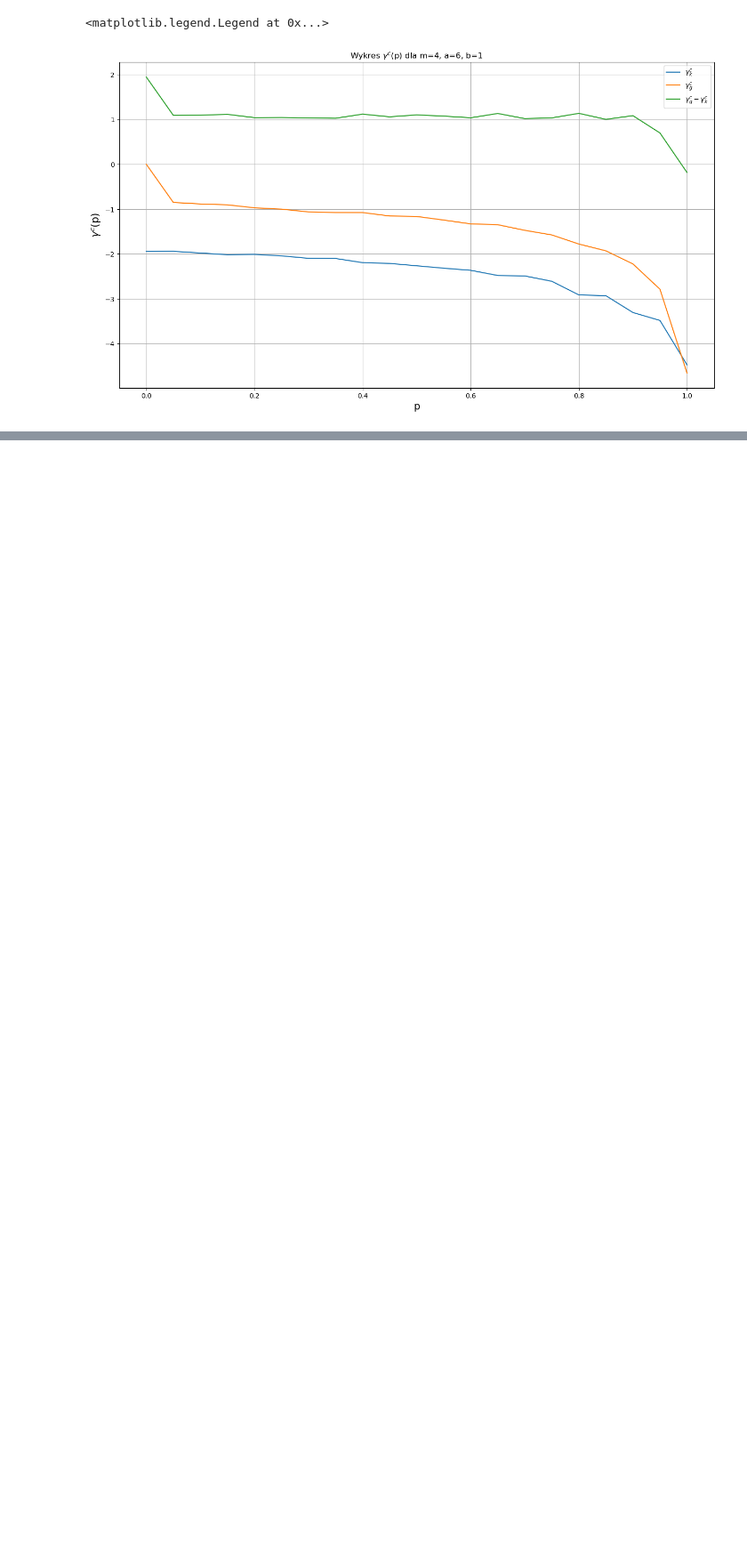
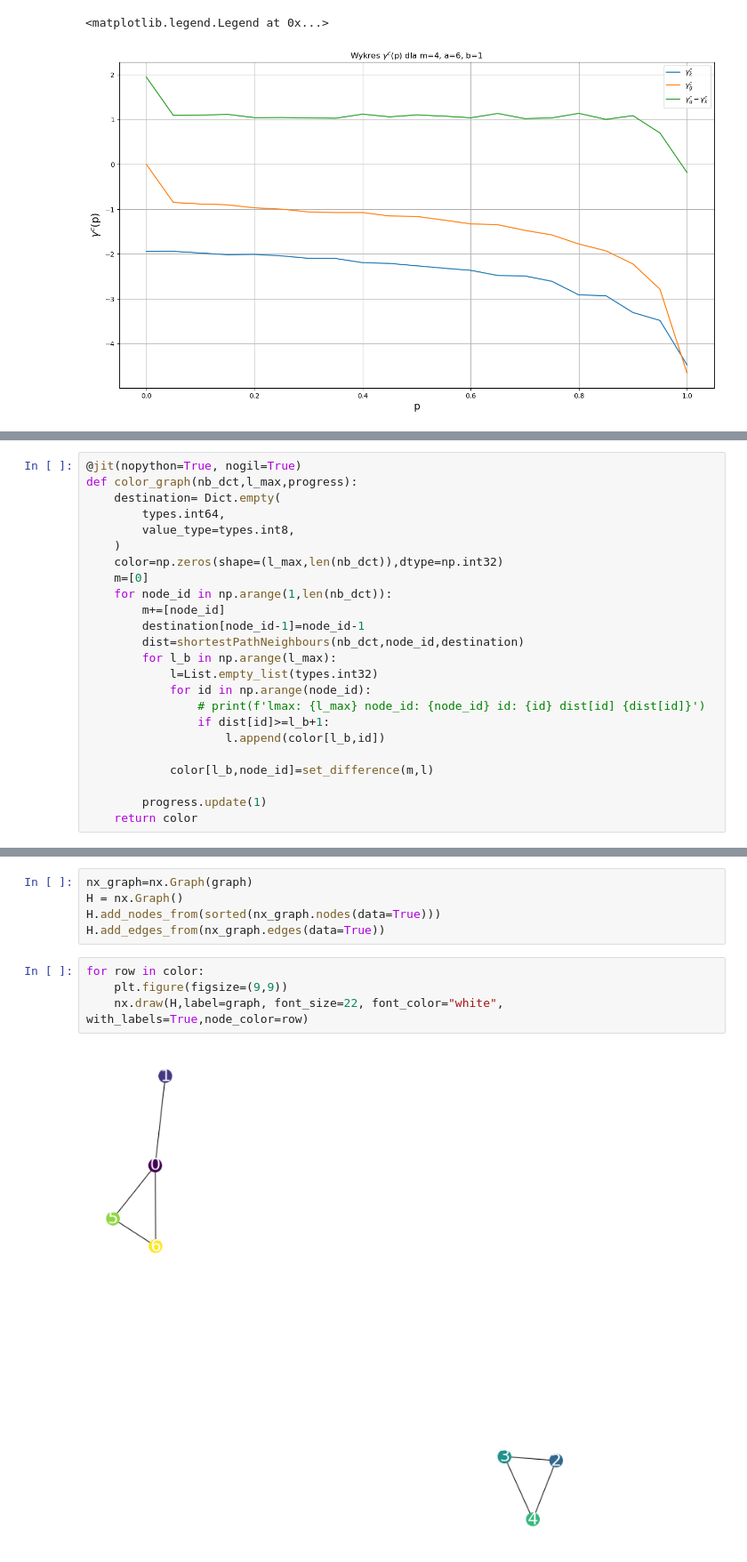
Before and after one commit to MateuszS312/Complex_evolving_networks, a Jupyter notebook: complex_evolving_networks.ipynb, the cells around one changed output, grey strips where cells are left out. Shown at 89% size. Saved outputs shown, nothing was run; the diff lists cells and outputs as text; blank space fills up the shorter version.

```diff
--- a/complex_evolving_networks.ipynb
+++ b/complex_evolving_networks.ipynb
@@ -502,0 +624,24 @@ xx = open_file('out_graph_p_04_a_6_b_1.txt')
+# %%
+@jit(nopython=True, nogil=True)
+def color_graph(nb_dct,l_max,progress):
+    destination= Dict.empty(
+        types.int64,
+        value_type=types.int8,
+    )
+    color=np.zeros(shape=(l_max,len(nb_dct)),dtype=np.int32)
+    m=[0]
+    for node_id in np.arange(1,len(nb_dct)):
+        m+=[node_id]
+        destination[node_id-1]=node_id-1
+        dist=shortestPathNeighbours(nb_dct,node_id,destination)
+        for l_b in np.arange(l_max):
+            l=List.empty_list(types.int32)
+            for id in np.arange(node_id):
+                # print(f'lmax: {l_max} node_id: {node_id} id: {id} dist[id] {dist[id]}')
+                if dist[id]>=l_b+1:
+                    l.append(color[l_b,id])
+
+            color[l_b,node_id]=set_difference(m,l)
+
+        progress.update(1)
+    return color
@@ -502,0 +721,11 @@ xx = open_file('out_graph_p_04_a_6_b_1.txt')
+# %%
+nx_graph=nx.Graph(graph)
+H = nx.Graph()
+H.add_nodes_from(sorted(nx_graph.nodes(data=True)))
+H.add_edges_from(nx_graph.edges(data=True))
+# %%
+for row in color:
+    plt.figure(figsize=(9,9))
+    nx.draw(H,label=graph, font_size=22, font_color="white", with_labels=True,node_color=row)
+# %% [output]
+[figure, added]
```
Also changed, not shown: parts of 27 cells of this notebook.
